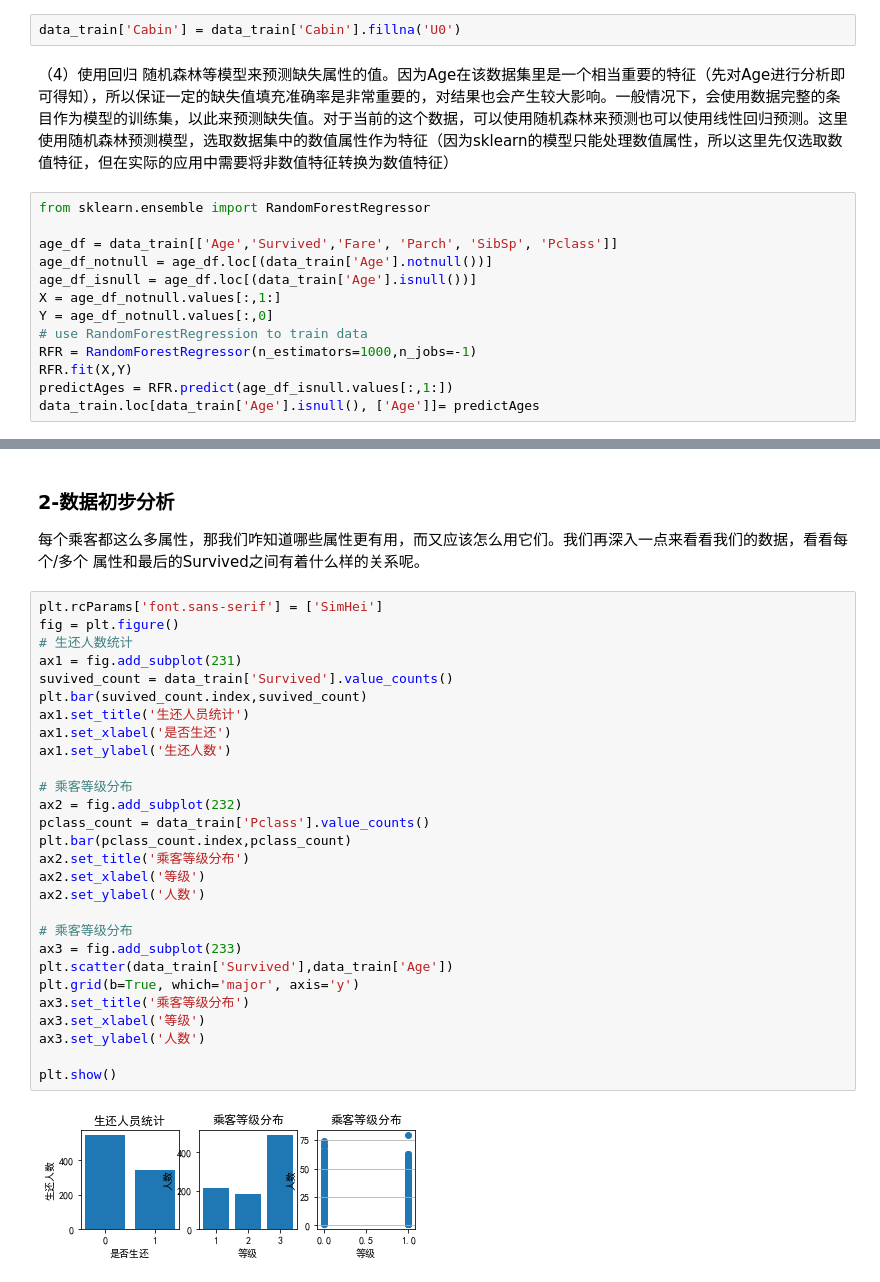
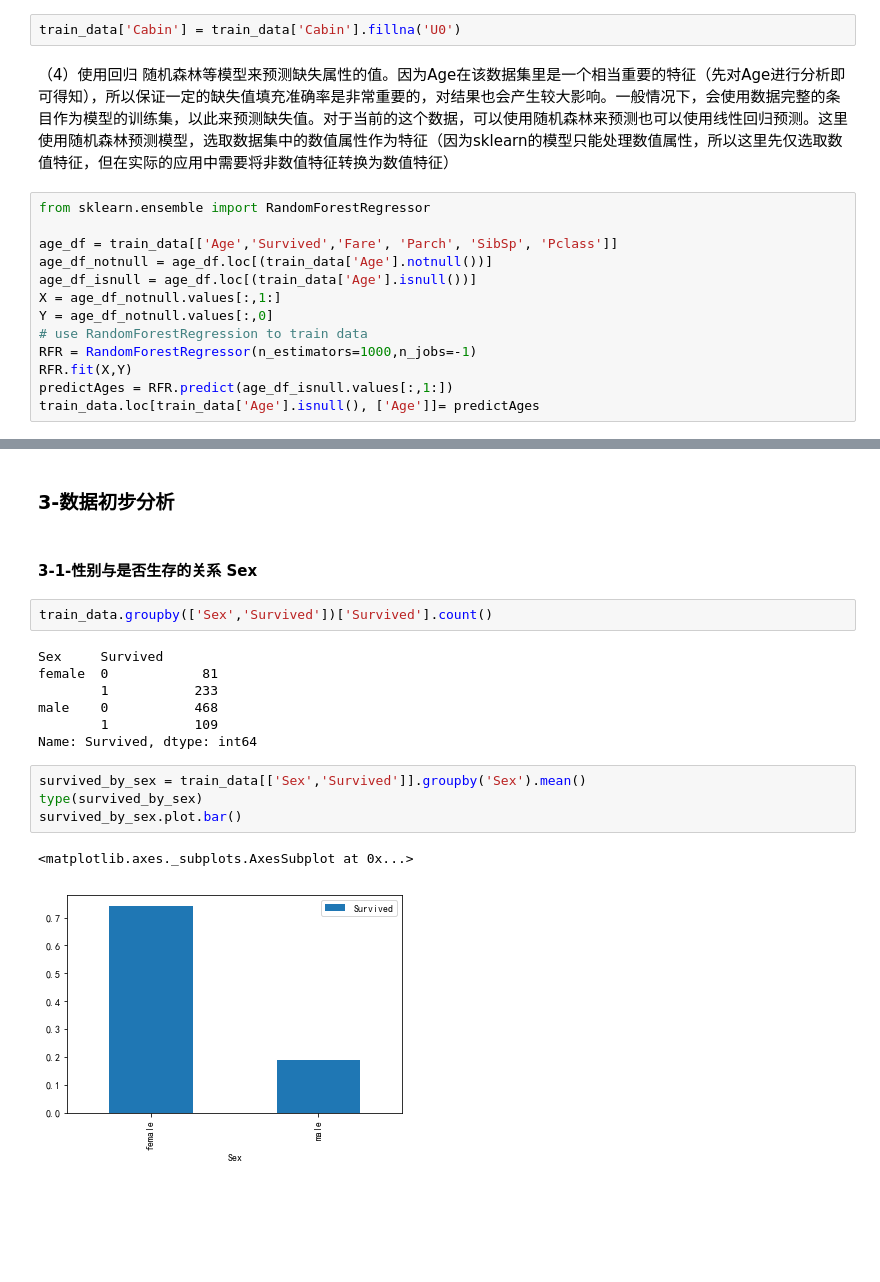
Before and after one commit to Brokenwind/Titanic, a Jupyter notebook: titanic.ipynb, the cells around one changed output, grey strips where cells are left out. Cells and saved outputs as stored; diff of their text form; blank space fills up the shorter version.

```diff
--- a/titanic.ipynb
+++ b/titanic.ipynb
@@ -88,21 +89,21 @@ See the caveats in the documentation: http://pandas.pydata.org/pandas-docs/stabl
 # %% [markdown]
 （3）对于标称属性，可以赋一个代表缺失的值，比如‘U0’。因为缺失本身也可能代表着一些隐含信息。比如船舱号Cabin这一属性，缺失可能代表并没有船舱。
 # %%
-data_train['Cabin'] = data_train['Cabin'].fillna('U0')
+train_data['Cabin'] = train_data['Cabin'].fillna('U0')
 # %% [markdown]
 （4）使用回归 随机森林等模型来预测缺失属性的值。因为Age在该数据集里是一个相当重要的特征（先对Age进行分析即可得知），所以保证一定的缺失值填充准确率是非常重要的，对结果也会产生较大影响。一般情况下，会使用数据完整的条目作为模型的训练集，以此来预测缺失值。对于当前的这个数据，可以使用随机森林来预测也可以使用线性回归预测。这里使用随机森林预测模型，选取数据集中的数值属性作为特征（因为sklearn的模型只能处理数值属性，所以这里先仅选取数值特征，但在实际的应用中需要将非数值特征转换为数值特征）
 # %%
 from sklearn.ensemble import RandomForestRegressor
 
-age_df = data_train[['Age','Survived','Fare', 'Parch', 'SibSp', 'Pclass']]
-age_df_notnull = age_df.loc[(data_train['Age'].notnull())]
-age_df_isnull = age_df.loc[(data_train['Age'].isnull())]
+age_df = train_data[['Age','Survived','Fare', 'Parch', 'SibSp', 'Pclass']]
+age_df_notnull = age_df.loc[(train_data['Age'].notnull())]
+age_df_isnull = age_df.loc[(train_data['Age'].isnull())]
 X = age_df_notnull.values[:,1:]
 Y = age_df_notnull.values[:,0]
 # use RandomForestRegression to train data
 RFR = RandomForestRegressor(n_estimators=1000,n_jobs=-1)
 RFR.fit(X,Y)
 predictAges = RFR.predict(age_df_isnull.values[:,1:])
-data_train.loc[data_train['Age'].isnull(), ['Age']]= predictAges
+train_data.loc[train_data['Age'].isnull(), ['Age']]= predictAges
 # %%
 # 接下来看一下补全后的数据
@@ -125,36 +126,23 @@ Cabin          891 non-null object
 Embarked       891 non-null object
 dtypes: float64(2), int64(5), object(5)
 memory usage: 83.6+ KB
-# %% [markdown]
-### 2-数据初步分析
-每个乘客都这么多属性，那我们咋知道哪些属性更有用，而又应该怎么用它们。我们再深入一点来看看我们的数据，看看每个/多个 属性和最后的Survived之间有着什么样的关系呢。
-# %%
-plt.rcParams['font.sans-serif'] = ['SimHei']
-fig = plt.figure()
-# 生还人数统计
-ax1 = fig.add_subplot(231)
-suvived_count = data_train['Survived'].value_counts()
-plt.bar(suvived_count.index,suvived_count)
-ax1.set_title('生还人员统计')
-ax1.set_xlabel('是否生还')
-ax1.set_ylabel('生还人数')
-
-# 乘客等级分布
-ax2 = fig.add_subplot(232)
-pclass_count = data_train['Pclass'].value_counts()
-plt.bar(pclass_count.index,pclass_count)
-ax2.set_title('乘客等级分布')
-ax2.set_xlabel('等级')
-ax2.set_ylabel('人数')
-
-# 乘客等级分布
-ax3 = fig.add_subplot(233)
-plt.scatter(data_train['Survived'],data_train['Age'])
-plt.grid(b=True, which='major', axis='y')
-ax3.set_title('乘客等级分布')
-ax3.set_xlabel('等级')
-ax3.set_ylabel('人数')
-
-plt.show()
-# %% [output]
-[figure, removed]
+# %% [markdown]
+### 3-数据初步分析
+# %% [markdown]
+#### 3-1-性别与是否生存的关系 Sex
+# %%
+train_data.groupby(['Sex','Survived'])['Survived'].count()
+# %% [output]
+Sex     Survived
+female  0            81
+        1           233
+male    0           468
+        1           109
+Name: Survived, dtype: int64
+# %%
+survived_by_sex = train_data[['Sex','Survived']].groupby('Sex').mean()
+type(survived_by_sex)
+survived_by_sex.plot.bar()
+# %% [output]
+<matplotlib.axes._subplots.AxesSubplot at 0x...>
+[figure, added]
```
Also changed, not shown: parts of 18 cells of this notebook.
